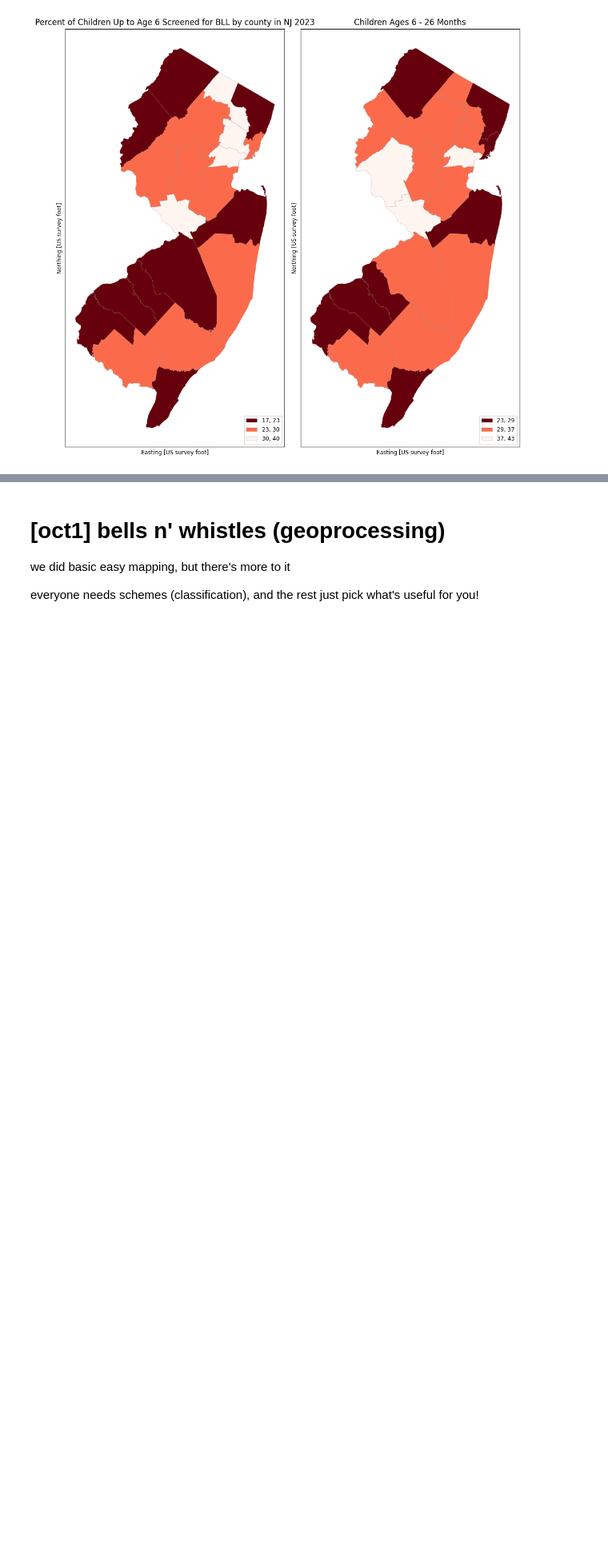
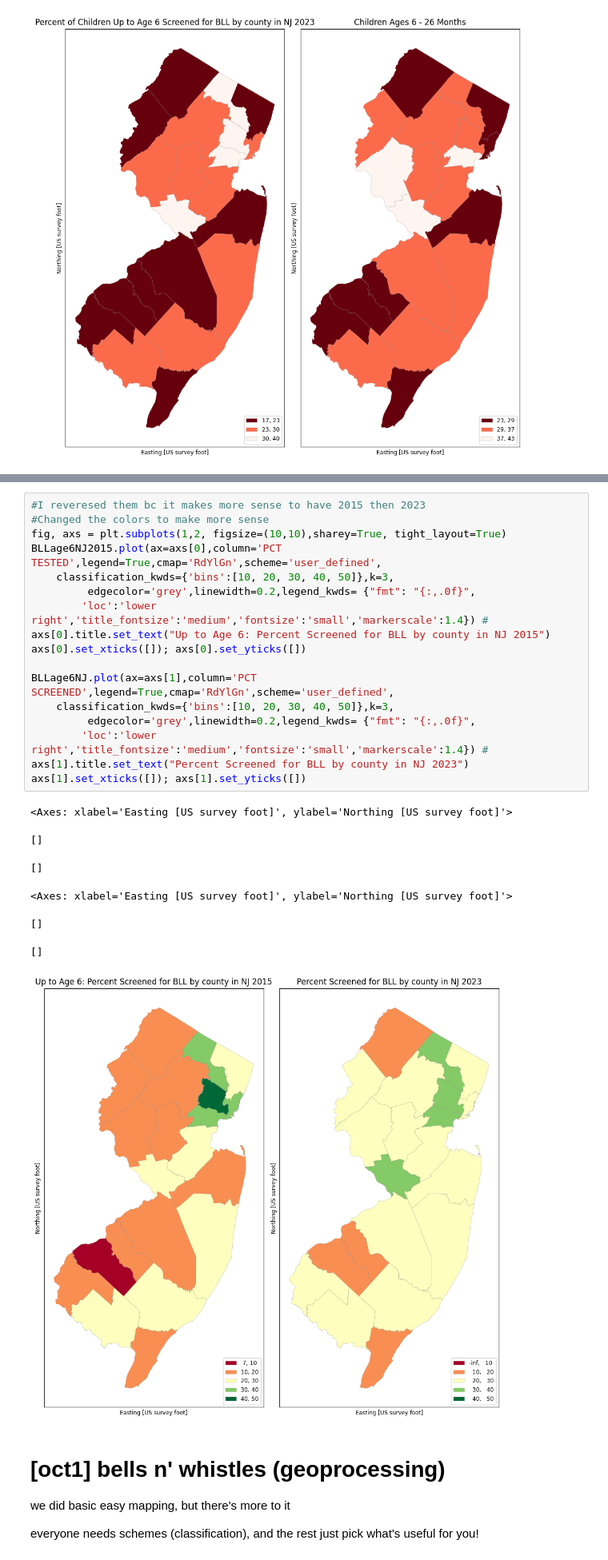
Before and after one commit to Kristina-RUC/datamana, a Jupyter notebook: map.ipynb, the cells around one changed output, grey strips where cells are left out. Shown at 80% size. Drawn from its saved outputs; the diff is of its cells as text; blank space fills up the shorter version.

```diff
--- a/map.ipynb
+++ b/map.ipynb
@@ -1476,3 +1544,28 @@ axs[1].set_xticks([]); axs[1].set_yticks([])
+# %%
+#I reveresed them bc it makes more sense to have 2015 then 2023
+#Changed the colors to make more sense
+fig, axs = plt.subplots(1,2, figsize=(10,10),sharey=True, tight_layout=True)
+BLLage6NJ2015.plot(ax=axs[0],column='PCT TESTED',legend=True,cmap='RdYlGn',scheme='user_defined',
+    classification_kwds={'bins':[10, 20, 30, 40, 50]},k=3,
+         edgecolor='grey',linewidth=0.2,legend_kwds= {"fmt": "{:,.0f}",
+        'loc':'lower right','title_fontsize':'medium','fontsize':'small','markerscale':1.4}) #
+axs[0].title.set_text("Up to Age 6: Percent Screened for BLL by county in NJ 2015")
+axs[0].set_xticks([]); axs[0].set_yticks([])
+
+BLLage6NJ.plot(ax=axs[1],column='PCT SCREENED',legend=True,cmap='RdYlGn',scheme='user_defined',
+    classification_kwds={'bins':[10, 20, 30, 40, 50]},k=3,
+         edgecolor='grey',linewidth=0.2,legend_kwds= {"fmt": "{:,.0f}",
+        'loc':'lower right','title_fontsize':'medium','fontsize':'small','markerscale':1.4}) #
+axs[1].title.set_text("Percent Screened for BLL by county in NJ 2023")
+axs[1].set_xticks([]); axs[1].set_yticks([])
+# %% [output]
+<Axes: xlabel='Easting [US survey foot]', ylabel='Northing [US survey foot]'>
+[]
+[]
+<Axes: xlabel='Easting [US survey foot]', ylabel='Northing [US survey foot]'>
+[]
+[]
+[figure, added]
 # %% [markdown]
 # [oct1] bells n' whistles (geoprocessing)
 
```
Also changed, not shown: parts of 11 cells of this notebook.
